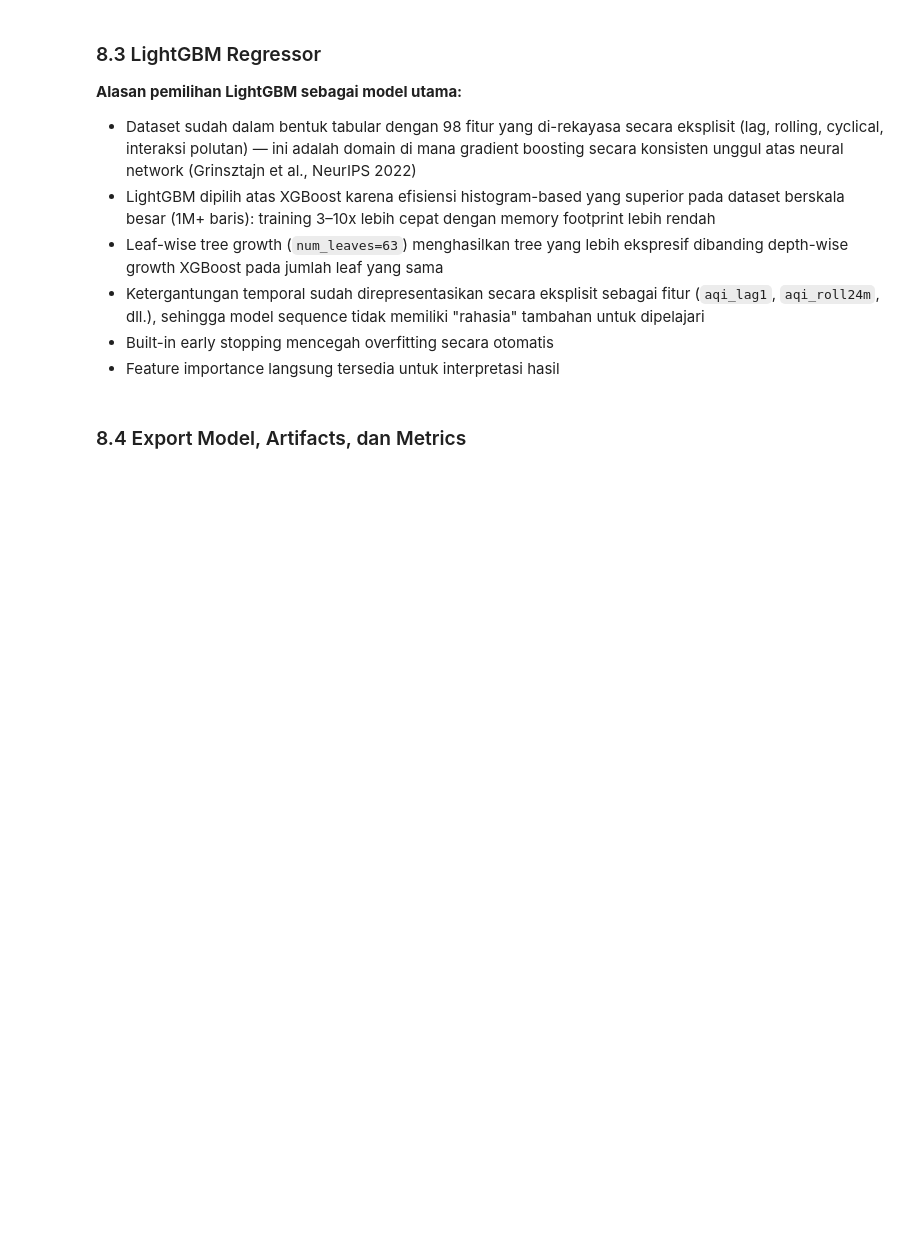
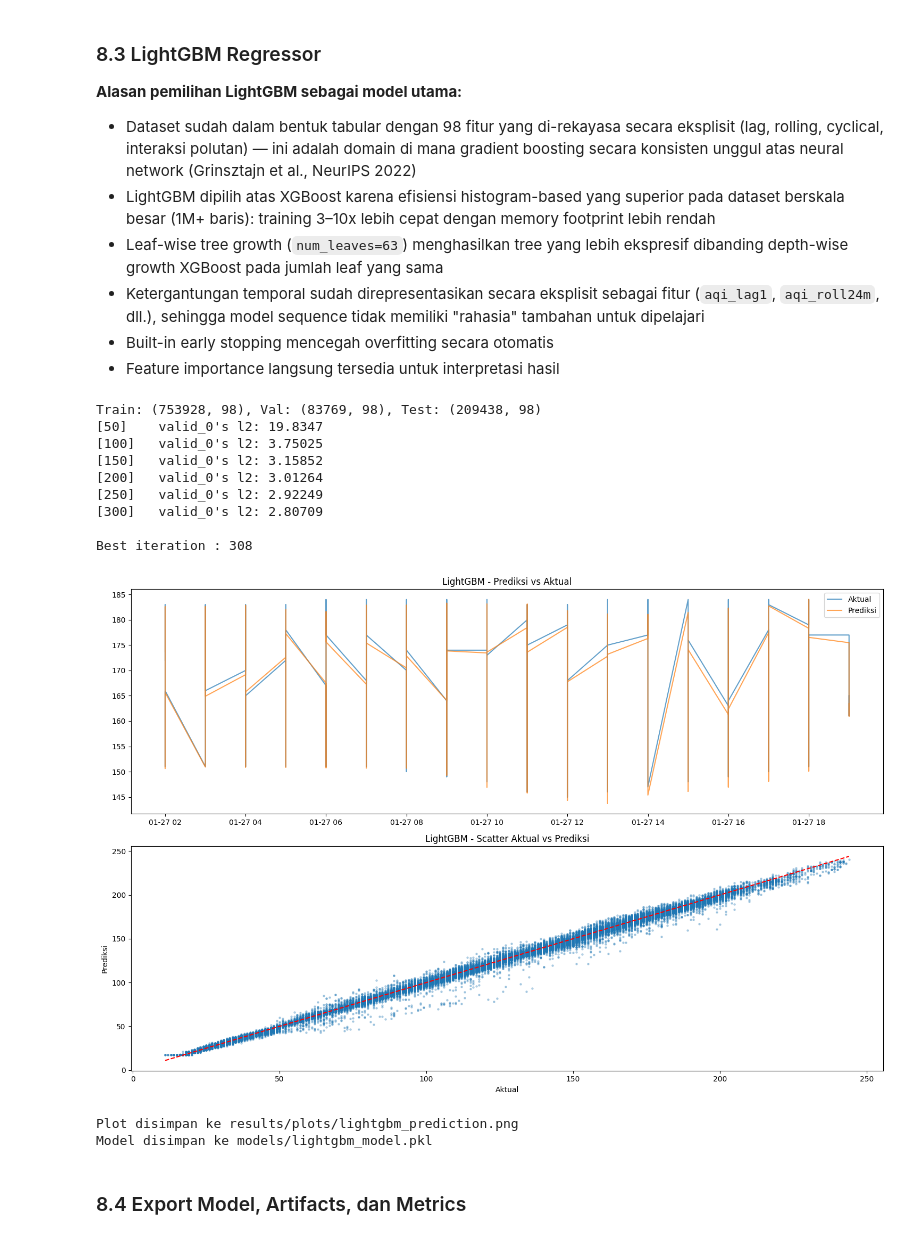
Before and after one commit to faizhuda/daming-kelompok-7, a Jupyter notebook: notebooks/05_modelling.ipynb, the cells around one changed output. Saved outputs shown, nothing was run; the diff lists cells and outputs as text; code cells hidden in the pictures; blank space fills up the shorter version.

```diff
--- a/notebooks/05_modelling.ipynb
+++ b/notebooks/05_modelling.ipynb
@@ -67,26 +89,25 @@ Sebagai referensi bawah, kita gunakan dua prediksi sederhana:
 # Baseline Naive
 # Karena data time series gabungan dari banyak kota, naive prediction untuk setiap baris
 # adalah nilai AQI jam sebelumnya dari kota yang sama, yang sudah disimpan di kolom 'aqi_lag1'
-naive_pred = X_test_scaled['aqi_lag1'].values
-y_naive_true = y_test.values
-
-# Jika ada NaN pada aqi_lag1 (misal di awal/karena missing value), kita filter agar evaluasinya adil dan valid
-valid_mask = ~np.isnan(naive_pred)
-naive_pred = naive_pred[valid_mask]
-y_naive_true = y_naive_true[valid_mask]
+naive_pred_all   = X_test_scaled['aqi_lag1'].values
 
 # Baseline Rolling Mean (24 jam terakhir dari kota yang sama, disimpan di kolom 'aqi_roll24m')
-rolling_pred = X_test_scaled['aqi_roll24m'].values
-y_rolling_true = y_test.values
+rolling_pred_all = X_test_scaled['aqi_roll24m'].values
 
-# Filter NaN secara aman agar evaluasi valid
-valid_mask_roll = ~np.isnan(rolling_pred)
-rolling_pred = rolling_pred[valid_mask_roll]
-y_rolling_true = y_rolling_true[valid_mask_roll]
+# Buat common_mask: baris yang valid untuk SEMUA model agar evaluasi apple-to-apple.
+# Beberapa baris paling awal per kota mungkin NaN pada aqi_lag1 / aqi_roll24m
+# karena lag/rolling tidak bisa dihitung di awal deret.
+common_mask = ~np.isnan(naive_pred_all) & ~np.isnan(rolling_pred_all)
+n_excluded  = (~common_mask).sum()
+print(f"Baris yang dikecualikan (NaN pada lag/rolling): {n_excluded:,} dari {len(common_mask):,}")
+
+naive_pred   = naive_pred_all[common_mask]
+rolling_pred = rolling_pred_all[common_mask]
+y_eval       = y_test.values[common_mask]   # subset yang sama untuk semua model
 
 metrics_list = []
-metrics_list.append(evaluate(y_naive_true, naive_pred, 'Baseline Naive'))
-metrics_list.append(evaluate(y_rolling_true, rolling_pred, 'Baseline Rolling Mean (24h)'))
+metrics_list.append(evaluate(y_eval, naive_pred,   'Baseline Naive'))
+metrics_list.append(evaluate(y_eval, rolling_pred, 'Baseline Rolling Mean (24h)'))
 
 pd.DataFrame(metrics_list)
 # %% [output]
@@ -120,35 +141,49 @@ lgb_model = lgb.LGBMRegressor(
     n_estimators=1000,
     num_leaves=63,
     learning_rate=0.05,
     subsample=0.8,
     colsample_bytree=0.8,
     min_child_samples=20,
     n_jobs=-1,
     random_state=42,
     verbose=-1,
 )
 
 lgb_model.fit(
     X_tr, y_tr,
     eval_set=[(X_val, y_val)],
     callbacks=[
         lgb.early_stopping(stopping_rounds=20, verbose=False),
         lgb.log_evaluation(period=50),
     ],
 )
 
 print(f"\nBest iteration : {lgb_model.best_iteration_}")
 
 # === Prediksi & Evaluasi ===
 y_pred_lgb = lgb_model.predict(X_test_scaled)
-metrics_list.append(evaluate(y_test, y_pred_lgb, 'LightGBM'))
+# Evaluasi LightGBM pada subset yang sama dengan baseline (common_mask) — apple-to-apple
+metrics_list.append(evaluate(y_eval, y_pred_lgb[common_mask], 'LightGBM'))
 
-plot_predictions(df_test['datetime'].values, y_test.values, y_pred_lgb, 'LightGBM')
+plot_predictions(df_test['datetime'].values[common_mask], y_eval, y_pred_lgb[common_mask], 'LightGBM')
 
 # === Simpan model ===
 os.makedirs('models', exist_ok=True)
 joblib.dump(lgb_model, 'models/lightgbm_model.pkl')
 print("Model disimpan ke models/lightgbm_model.pkl")
+# %% [output]
+Train: (753928, 98), Val: (83769, 98), Test: (209438, 98)
+[50]    valid_0's l2: 19.8347
+[100]   valid_0's l2: 3.75025
+[150]   valid_0's l2: 3.15852
+[200]   valid_0's l2: 3.01264
+[250]   valid_0's l2: 2.92249
+[300]   valid_0's l2: 2.80709
+
+Best iteration : 308
+[figure, added]
+Plot disimpan ke results/plots/lightgbm_prediction.png
+Model disimpan ke models/lightgbm_model.pkl
 # %% [markdown]
 ### 8.4 Export Model, Artifacts, dan Metrics
 # %%
```
Also changed, not shown: parts of 3 cells of this notebook, 8 other files.
